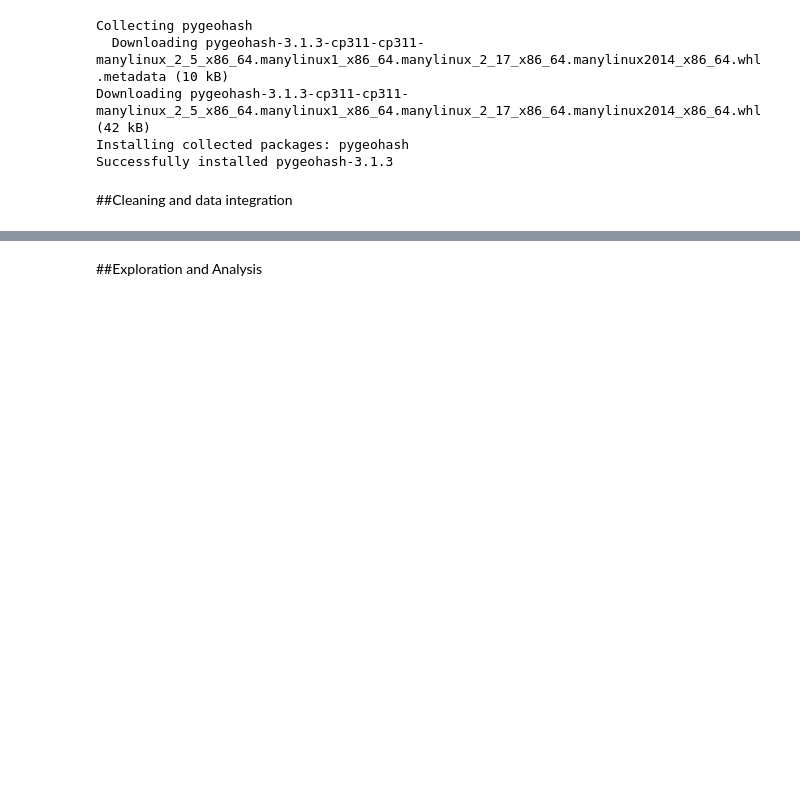
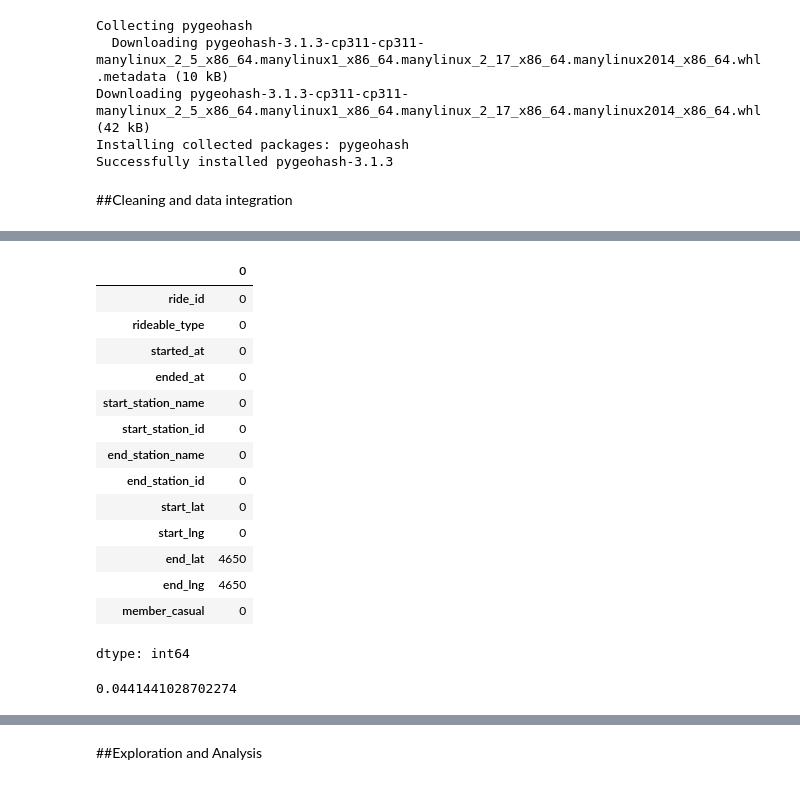
Before and after one commit to angiegh2002/capital-bike-diaries, a Jupyter notebook: Data_mining_homwork/data_homewrk.ipynb, the cells around one changed output, grey strips where cells are left out. Drawn from its saved outputs; the diff is of its cells as text; code cells hidden in the pictures; blank space fills up the shorter version.

```diff
--- a/Data_mining_homwork/data_homewrk.ipynb
+++ b/Data_mining_homwork/data_homewrk.ipynb
@@ -64,0 +123,22 @@ for file in folder_path.iterdir():
+# %%
+df_rent.isnull().sum()
+# %% [output]
+|  | 0 |
+| ride_id | 0 |
+| rideable_type | 0 |
+| started_at | 0 |
+| ended_at | 0 |
+| start_station_name | 0 |
+| start_station_id | 0 |
+| end_station_name | 0 |
+| end_station_id | 0 |
+| start_lat | 0 |
+| start_lng | 0 |
+| end_lat | 4650 |
+| end_lng | 4650 |
+| member_casual | 0 |
+dtype: int64
+# %%
+print((df_rent['start_station_id'] == df_rent['end_station_id']).mean())
+# %% [output]
+0.0441441028702274
```
Also changed, not shown: parts of 15 cells of this notebook.
